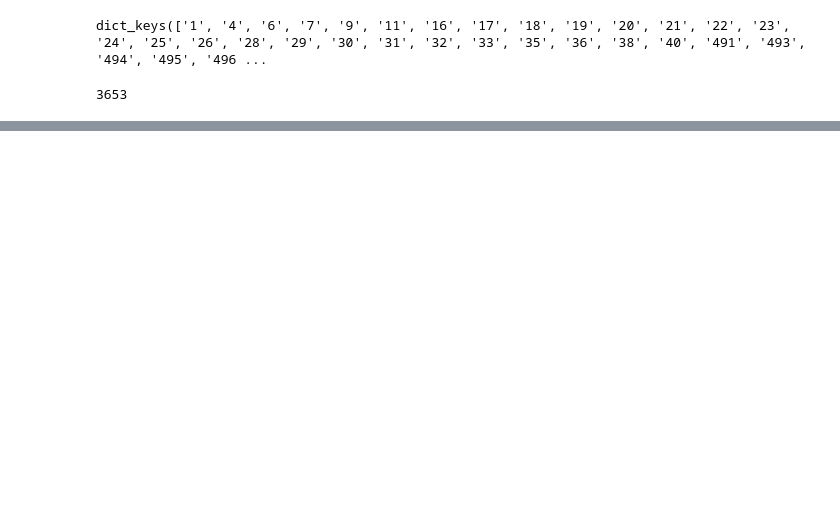
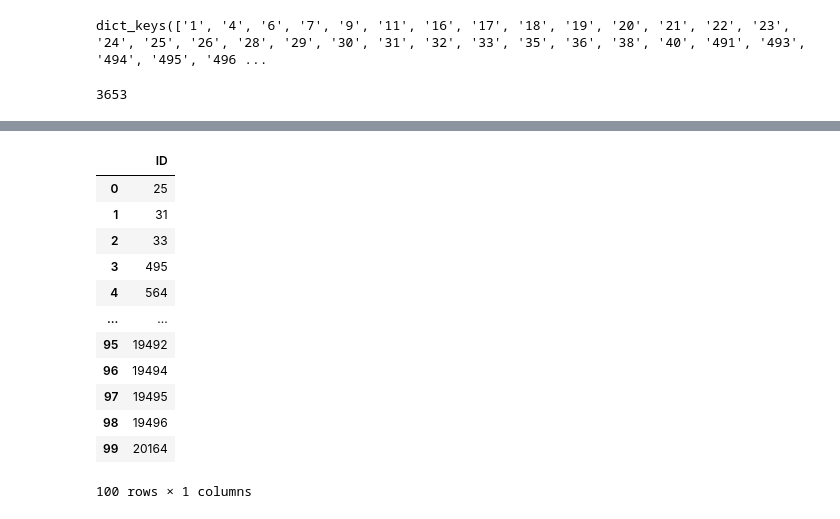
Before and after one commit to Nattakonjpg/bsc_dpbm22, a Jupyter notebook: [dataperp2]_GIS_point_of_internet.ipynb, the cells around one changed output, grey strips where cells are left out. Saved outputs shown, nothing was run; the diff lists cells and outputs as text; code cells hidden in the pictures; blank space fills up the shorter version.

```diff
--- a/[dataperp2]_GIS_point_of_internet.ipynb
+++ b/[dataperp2]_GIS_point_of_internet.ipynb
@@ -36,0 +164,12 @@ print(result)
+# %%
+hid = home['post_id'] #100 ID
+list_hid = hid.tolist()
+list_hid #get post_id in list = 100 value
+# %%
+int_hid = ([int(x) for x in list_hid])
+str_hid = ([str(x) for x in int_hid])
+str_hid
+# %%
+jid = list() #find only id in json
+for t in this_json: # t = id
+  jid.append(t)
@@ -36,0 +296,18 @@ print(result)
+# %%
+df = pd.DataFrame()
+df['ID'] = id
+df
+# %% [output]
+|  | ID |
+| 0 | 25 |
+| 1 | 31 |
+| 2 | 33 |
+| 3 | 495 |
+| 4 | 564 |
+| ... | ... |
+| 95 | 19492 |
+| 96 | 19494 |
+| 97 | 19495 |
+| 98 | 19496 |
+| 99 | 20164 |
+100 rows × 1 columns
```
Also changed, not shown: parts of 31 cells of this notebook.
